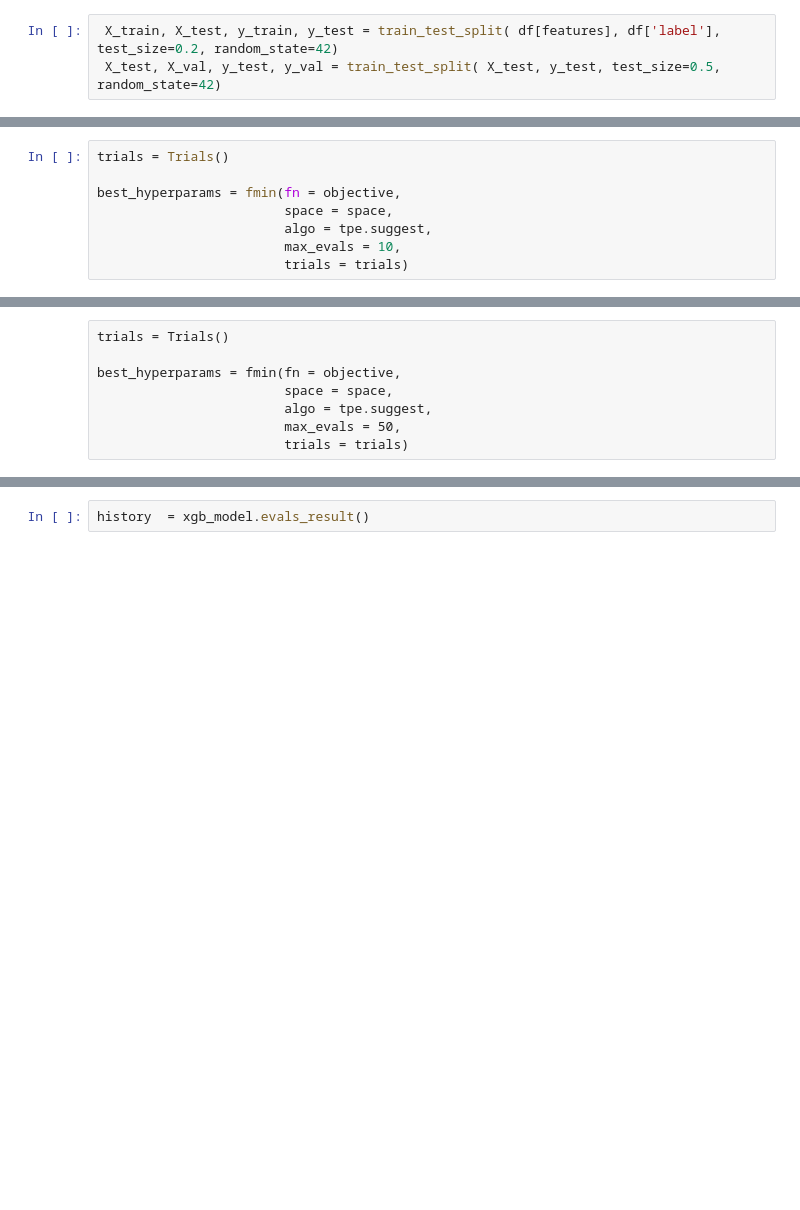
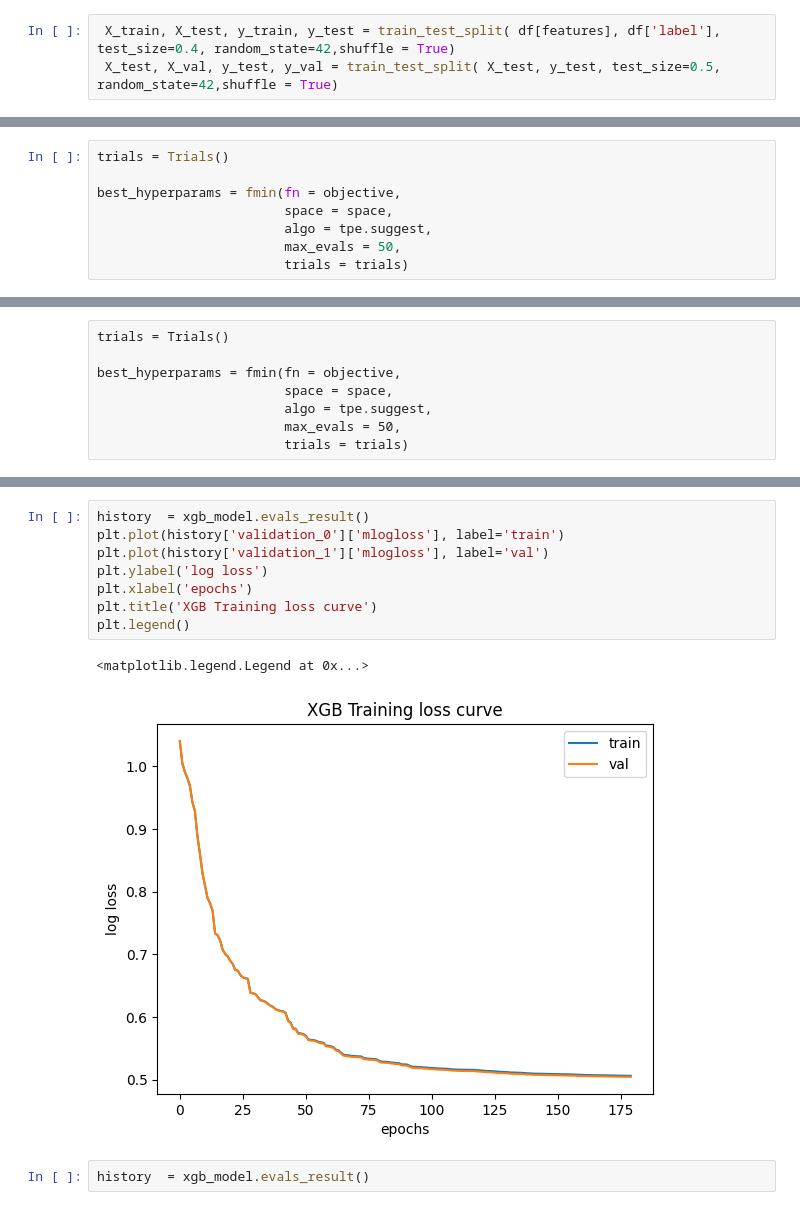
Before and after one commit to NiklasD/ML_Seminar, a Jupyter notebook: notebooks/02-07_XGB_optimization.ipynb, the cells around one changed output, grey strips where cells are left out. Drawn from its saved outputs; the diff is of its cells as text; blank space fills up the shorter version.

```diff
--- a/notebooks/02-07_XGB_optimization.ipynb
+++ b/notebooks/02-07_XGB_optimization.ipynb
@@ -31,8 +31,8 @@ features = ['lep_pt_2','lep_pt_1','jet_n','lep_E_1','jet_pt_0','lep_eta_0','jet_
 # %% [raw]
  X_train, X_test, y_train, y_test = train_test_split( df[features], df['label'], test_size=0.1, random_state=42)
 # %%
- X_train, X_test, y_train, y_test = train_test_split( df[features], df['label'], test_size=0.2, random_state=42)
- X_test, X_val, y_test, y_val = train_test_split( X_test, y_test, test_size=0.5, random_state=42)
+ X_train, X_test, y_train, y_test = train_test_split( df[features], df['label'], test_size=0.4, random_state=42,shuffle = True)
+ X_test, X_val, y_test, y_val = train_test_split( X_test, y_test, test_size=0.5, random_state=42,shuffle = True)
 # %%
 space={'max_depth': hp.quniform("max_depth", 3, 18, 1),
         'gamma': hp.uniform ('gamma', 1,9),
@@ -67,7 +67,7 @@ trials = Trials()
 best_hyperparams = fmin(fn = objective,
                         space = space,
                         algo = tpe.suggest,
-                        max_evals = 10,
+                        max_evals = 50,
                         trials = trials)
 # %% [output]
 SCORE:
@@ -136,3 +152,14 @@ y_pred = xgb_model.predict(X_val[features])
+# %%
+history  = xgb_model.evals_result()
+plt.plot(history['validation_0']['mlogloss'], label='train')
+plt.plot(history['validation_1']['mlogloss'], label='val')
+plt.ylabel('log loss')
+plt.xlabel('epochs')
+plt.title('XGB Training loss curve')
+plt.legend()
+# %% [output]
+<matplotlib.legend.Legend at 0x...>
+[figure, added]
 # %%
 history  = xgb_model.evals_result()
 # %%
```
Also changed, not shown: parts of 5 cells of this notebook, 11 other files.
